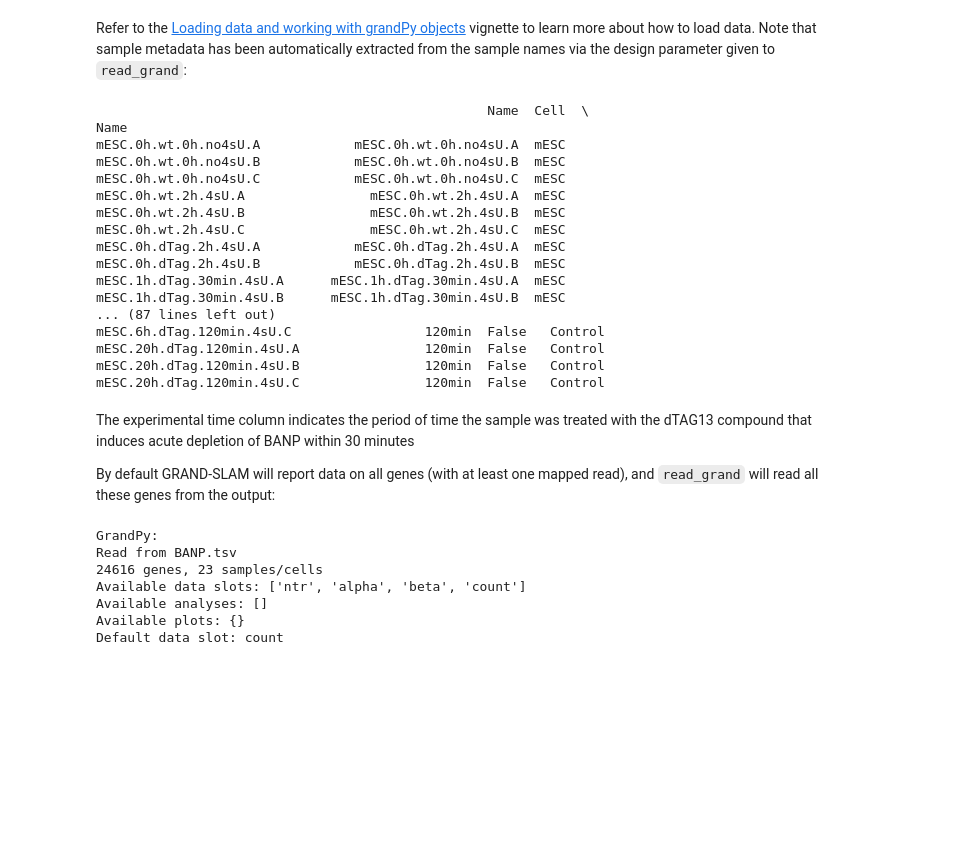
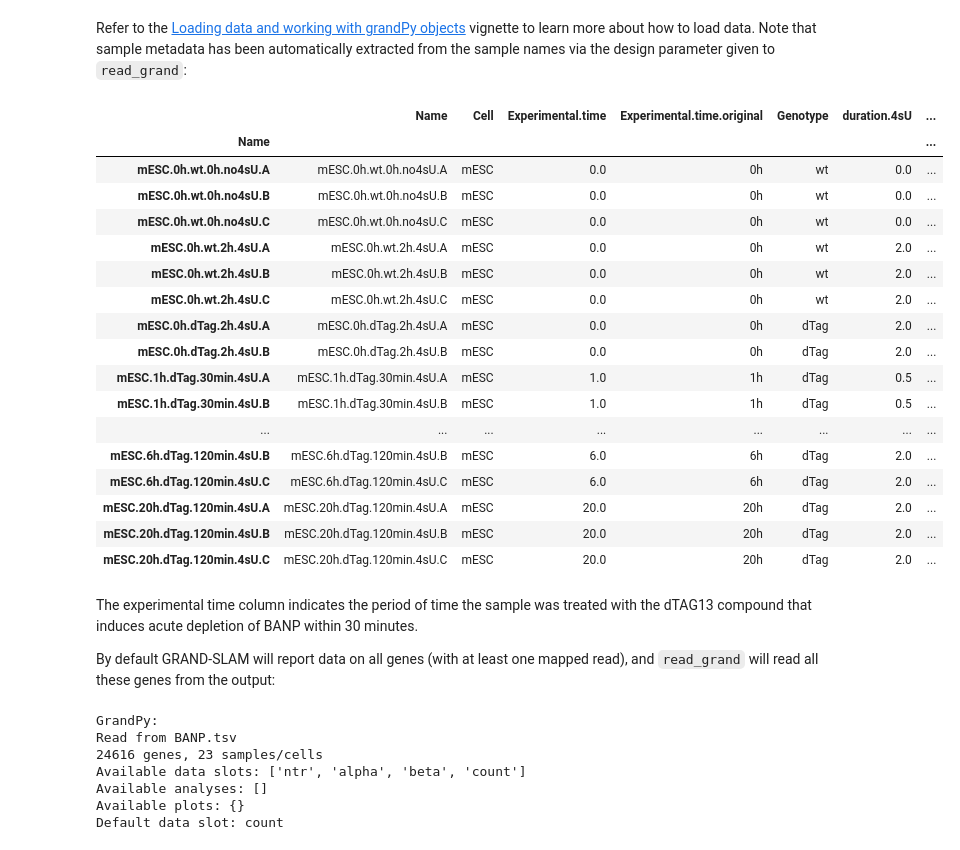
Before and after one commit to maus2310/GrandPy, a Jupyter notebook: Py/vignettes/vignette_01_differential_expression_(snapshot_data).ipynb, the cells around one changed output. Saved outputs shown, nothing was run; the diff lists cells and outputs as text; code cells hidden in the pictures; blank space fills up the shorter version.

```diff
--- a/Py/vignettes/vignette_01_differential_expression_(snapshot_data).ipynb
+++ b/Py/vignettes/vignette_01_differential_expression_(snapshot_data).ipynb
@@ -18,29 +18,28 @@ Temporary file BANP.tsv.gz was deleted after loading.
 # %% [markdown]
 Refer to the [Loading data and working with grandPy objects](vignette_03_loading_data_and_working_with_grandPy_objects.ipynb) vignette to learn more about how to load data. Note that sample metadata has been automatically extracted from the sample names via the design parameter given to `read_grand`:
 # %%
-print(banp.coldata)
-# duration.4sU.original?
-#TODO: no4sU column ist falsch!
+banp.coldata
 # %% [output]
-                                                  Name  Cell  \
-Name
-mESC.0h.wt.0h.no4sU.A            mESC.0h.wt.0h.no4sU.A  mESC
-mESC.0h.wt.0h.no4sU.B            mESC.0h.wt.0h.no4sU.B  mESC
-mESC.0h.wt.0h.no4sU.C            mESC.0h.wt.0h.no4sU.C  mESC
-mESC.0h.wt.2h.4sU.A                mESC.0h.wt.2h.4sU.A  mESC
-mESC.0h.wt.2h.4sU.B                mESC.0h.wt.2h.4sU.B  mESC
-mESC.0h.wt.2h.4sU.C                mESC.0h.wt.2h.4sU.C  mESC
-mESC.0h.dTag.2h.4sU.A            mESC.0h.dTag.2h.4sU.A  mESC
-mESC.0h.dTag.2h.4sU.B            mESC.0h.dTag.2h.4sU.B  mESC
-mESC.1h.dTag.30min.4sU.A      mESC.1h.dTag.30min.4sU.A  mESC
-mESC.1h.dTag.30min.4sU.B      mESC.1h.dTag.30min.4sU.B  mESC
-... (87 lines left out)
-mESC.6h.dTag.120min.4sU.C                 120min  False   Control
-mESC.20h.dTag.120min.4sU.A                120min  False   Control
-mESC.20h.dTag.120min.4sU.B                120min  False   Control
-mESC.20h.dTag.120min.4sU.C                120min  False   Control
+|  | Name | Cell | Experimental.time | Experimental.time.original | Genotype | duration.4sU | ... |
+| Name |  |  |  |  |  |  | ... |
+| mESC.0h.wt.0h.no4sU.A | mESC.0h.wt.0h.no4sU.A | mESC | 0.0 | 0h | wt | 0.0 | ... |
+| mESC.0h.wt.0h.no4sU.B | mESC.0h.wt.0h.no4sU.B | mESC | 0.0 | 0h | wt | 0.0 | ... |
+| mESC.0h.wt.0h.no4sU.C | mESC.0h.wt.0h.no4sU.C | mESC | 0.0 | 0h | wt | 0.0 | ... |
+| mESC.0h.wt.2h.4sU.A | mESC.0h.wt.2h.4sU.A | mESC | 0.0 | 0h | wt | 2.0 | ... |
+| mESC.0h.wt.2h.4sU.B | mESC.0h.wt.2h.4sU.B | mESC | 0.0 | 0h | wt | 2.0 | ... |
+| mESC.0h.wt.2h.4sU.C | mESC.0h.wt.2h.4sU.C | mESC | 0.0 | 0h | wt | 2.0 | ... |
+| mESC.0h.dTag.2h.4sU.A | mESC.0h.dTag.2h.4sU.A | mESC | 0.0 | 0h | dTag | 2.0 | ... |
+| mESC.0h.dTag.2h.4sU.B | mESC.0h.dTag.2h.4sU.B | mESC | 0.0 | 0h | dTag | 2.0 | ... |
+| mESC.1h.dTag.30min.4sU.A | mESC.1h.dTag.30min.4sU.A | mESC | 1.0 | 1h | dTag | 0.5 | ... |
+| mESC.1h.dTag.30min.4sU.B | mESC.1h.dTag.30min.4sU.B | mESC | 1.0 | 1h | dTag | 0.5 | ... |
+| ... | ... | ... | ... | ... | ... | ... | ... |
+| mESC.6h.dTag.120min.4sU.B | mESC.6h.dTag.120min.4sU.B | mESC | 6.0 | 6h | dTag | 2.0 | ... |
+| mESC.6h.dTag.120min.4sU.C | mESC.6h.dTag.120min.4sU.C | mESC | 6.0 | 6h | dTag | 2.0 | ... |
+| mESC.20h.dTag.120min.4sU.A | mESC.20h.dTag.120min.4sU.A | mESC | 20.0 | 20h | dTag | 2.0 | ... |
+| mESC.20h.dTag.120min.4sU.B | mESC.20h.dTag.120min.4sU.B | mESC | 20.0 | 20h | dTag | 2.0 | ... |
+| mESC.20h.dTag.120min.4sU.C | mESC.20h.dTag.120min.4sU.C | mESC | 20.0 | 20h | dTag | 2.0 | ... |
 # %% [markdown]
-The experimental time column indicates the period of time the sample was treated with the dTAG13 compound that induces acute depletion of BANP within 30 minutes
+The experimental time column indicates the period of time the sample was treated with the dTAG13 compound that induces acute depletion of BANP within 30 minutes.
 
 By default GRAND-SLAM will report data on all genes (with at least one mapped read), and `read_grand` will read all these genes from the output:
 # %%
```
Also changed, not shown: parts of 7 cells of this notebook, 4 other files.
